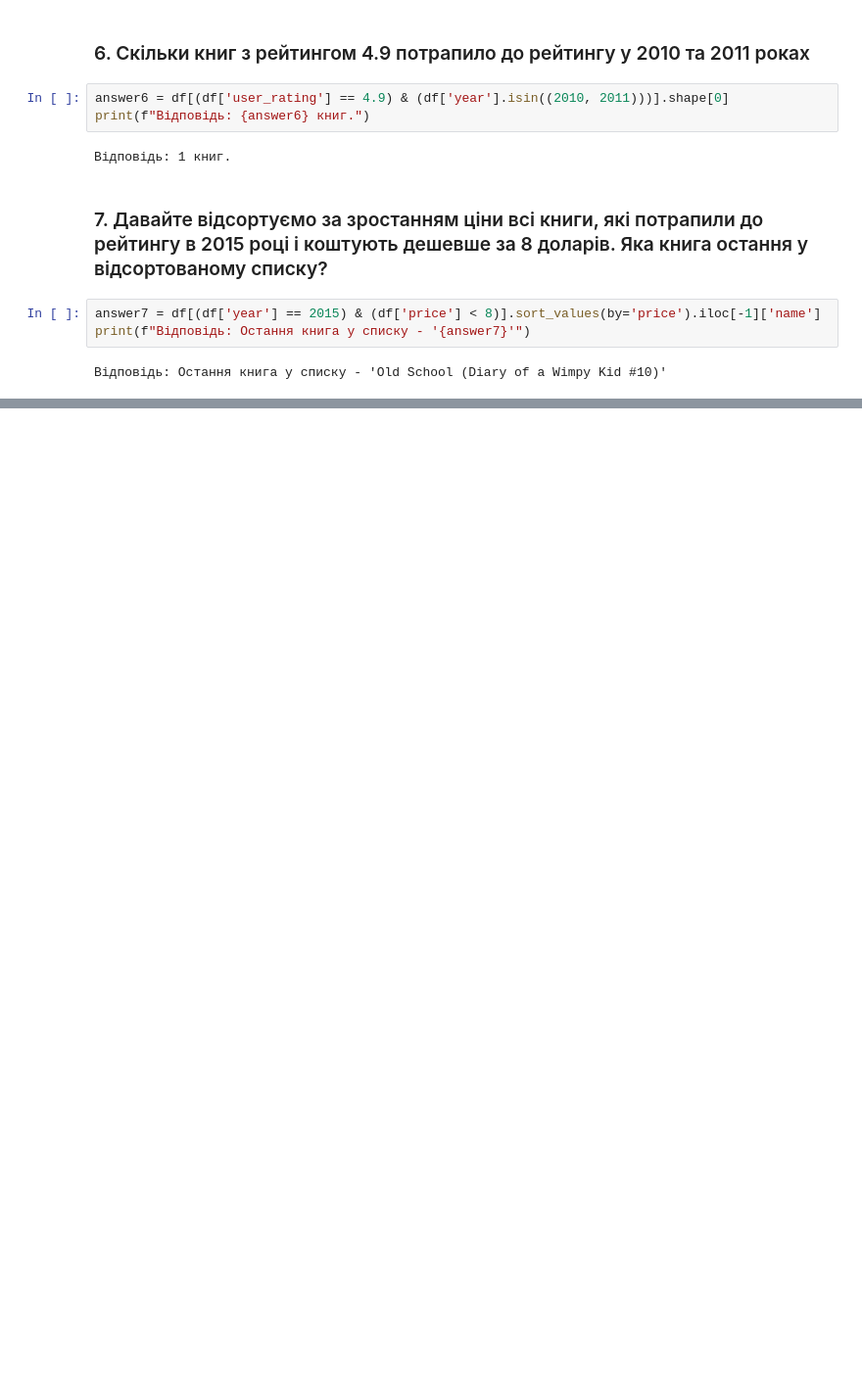
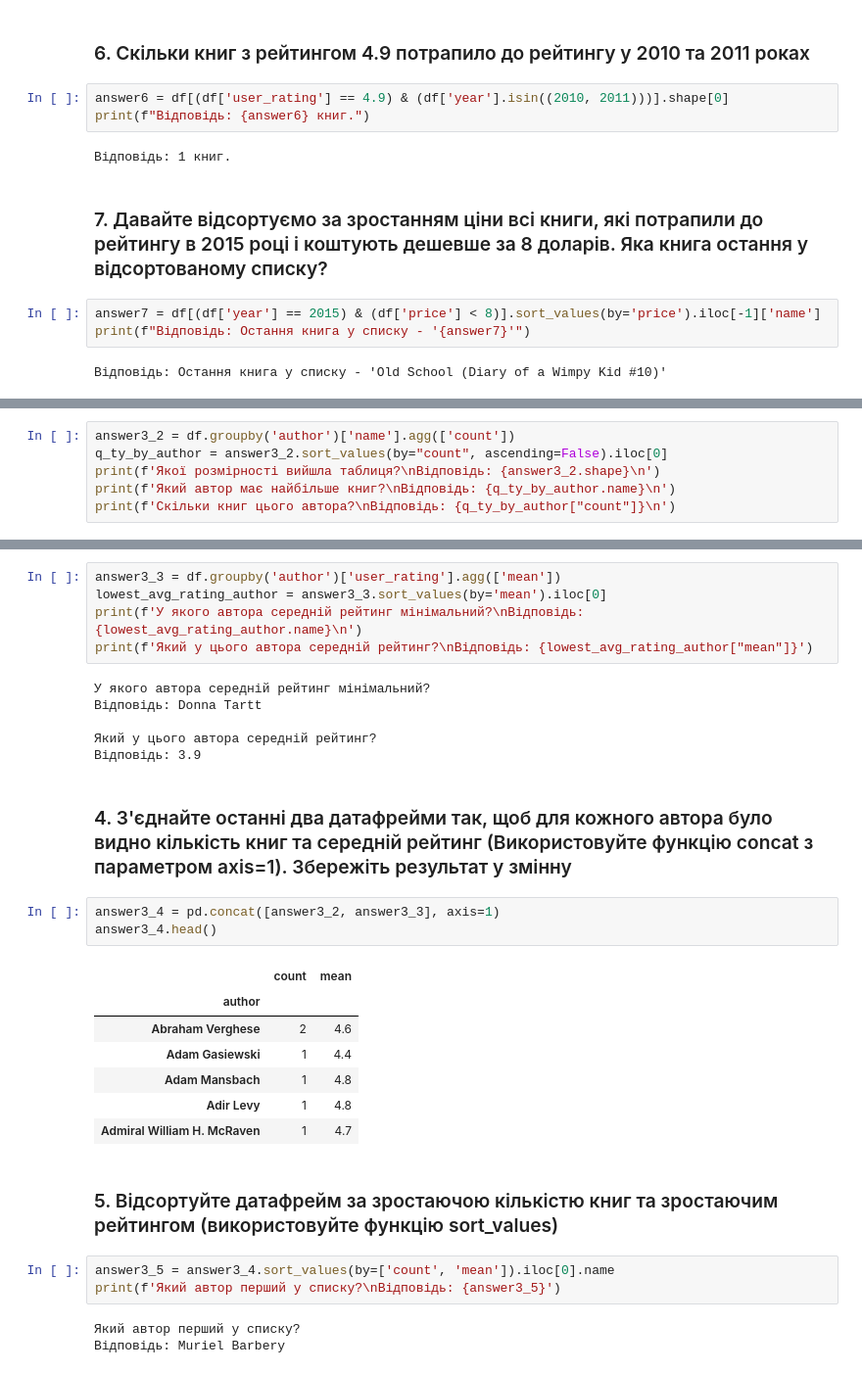
Before and after one commit to rattlingmars8/DS, a Jupyter notebook: HW2/HW2.3.ipynb, the cells around one changed output, grey strips where cells are left out. Shown at 98% size. Drawn from its saved outputs; the diff is of its cells as text; blank space fills up the shorter version.

```diff
--- a/HW2/HW2.3.ipynb
+++ b/HW2/HW2.3.ipynb
@@ -120,0 +165,6 @@ print(f"Відповідь: Остання книга у списку - '{answer
+# %%
+answer3_2 = df.groupby('author')['name'].agg(['count'])
+q_ty_by_author = answer3_2.sort_values(by="count", ascending=False).iloc[0]
+print(f'Якої розмірності вийшла таблиця?\nВідповідь: {answer3_2.shape}\n')
+print(f'Який автор має найбільше книг?\nВідповідь: {q_ty_by_author.name}\n')
+print(f'Скільки книг цього автора?\nВідповідь: {q_ty_by_author["count"]}\n')
@@ -120,0 +182,32 @@ print(f"Відповідь: Остання книга у списку - '{answer
+# %%
+answer3_3 = df.groupby('author')['user_rating'].agg(['mean'])
+lowest_avg_rating_author = answer3_3.sort_values(by='mean').iloc[0]
+print(f'У якого автора середній рейтинг мінімальний?\nВідповідь: {lowest_avg_rating_author.name}\n')
+print(f'Який у цього автора середній рейтинг?\nВідповідь: {lowest_avg_rating_author["mean"]}')
+# %% [output]
+У якого автора середній рейтинг мінімальний?
+Відповідь: Donna Tartt
+
+Який у цього автора середній рейтинг?
+Відповідь: 3.9
+# %% [markdown]
+### 4. З'єднайте останні два датафрейми так, щоб для кожного автора було видно кількість книг та середній рейтинг (Використовуйте функцію concat з параметром axis=1). Збережіть результат у змінну
+# %%
+answer3_4 = pd.concat([answer3_2, answer3_3], axis=1)
+answer3_4.head()
+# %% [output]
+|  | count | mean |
+| author |  |  |
+| Abraham Verghese | 2 | 4.6 |
+| Adam Gasiewski | 1 | 4.4 |
+| Adam Mansbach | 1 | 4.8 |
+| Adir Levy | 1 | 4.8 |
+| Admiral William H. McRaven | 1 | 4.7 |
+# %% [markdown]
+### 5. Відсортуйте датафрейм за зростаючою кількістю книг та зростаючим рейтингом (використовуйте функцію sort_values)
+# %%
+answer3_5 = answer3_4.sort_values(by=['count', 'mean']).iloc[0].name
+print(f'Який автор перший у списку?\nВідповідь: {answer3_5}')
+# %% [output]
+Який автор перший у списку?
+Відповідь: Muriel Barbery
```
Also changed, not shown: parts of 12 cells of this notebook.
